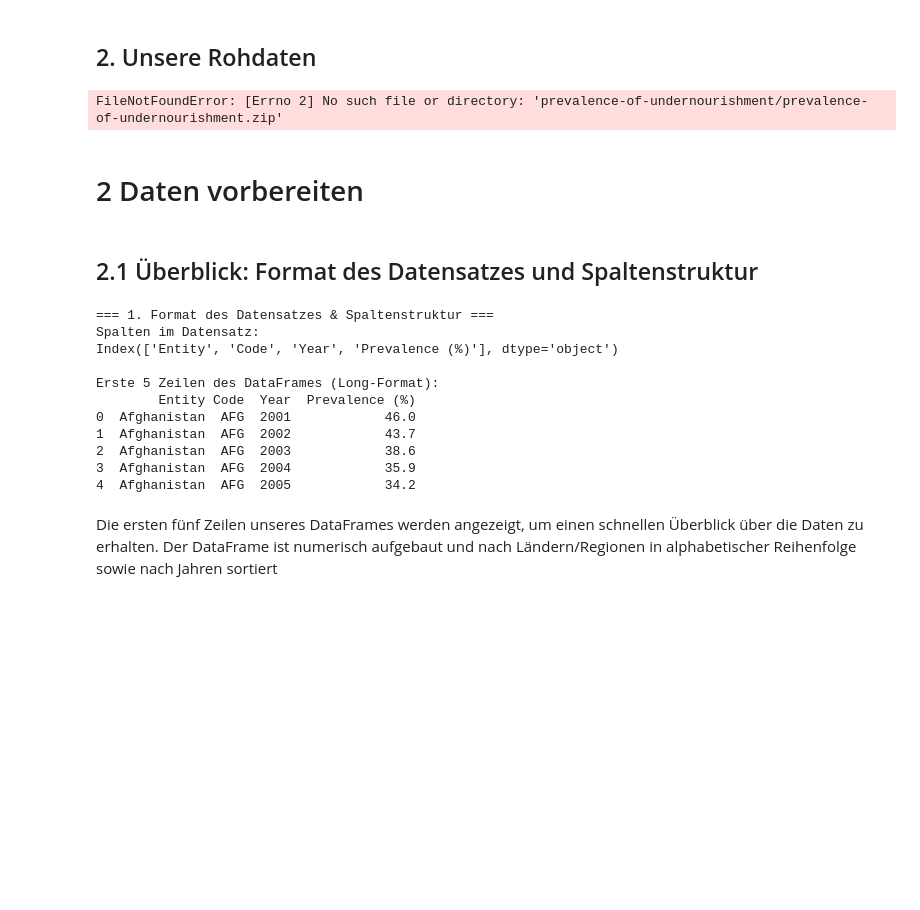
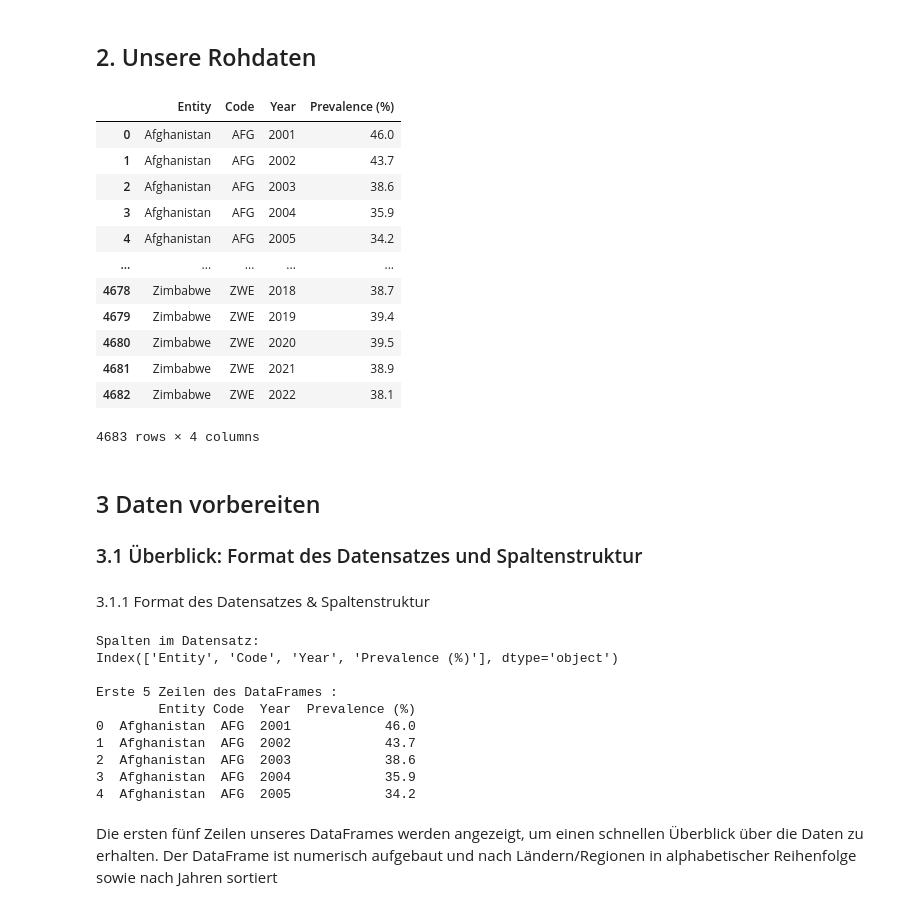
Before and after one commit to sahitero/Leisungsnachweis-2-Phyton-Sina-Eronita-Naomi, a Jupyter notebook: LN-2.ipynb, the cells around one changed output. Saved outputs shown, nothing was run; the diff lists cells and outputs as text; code cells hidden in the pictures; blank space fills up the shorter version.

```diff
--- a/LN-2.ipynb
+++ b/LN-2.ipynb
@@ -12,39 +12,49 @@
 # %%
 import pandas as pd
 import zipfile
 
-zip_path = "prevalence-of-undernourishment/prevalence-of-undernourishment.zip"
+zip_path = "prevalence-of-undernourishment.zip"
 file_name = "prevalence-of-undernourishment.csv"
 
 with zipfile.ZipFile(zip_path) as z:
     df = pd.read_csv(z.open(file_name))
 
 old_col_name = [col for col in df.columns if "Prevalence of undernourishment" in col][0]
 new_col_name = "Prevalence (%)"
 
 df = df.rename(columns={old_col_name: new_col_name})
 
 df
 # %% [output]
+|  | Entity | Code | Year | Prevalence (%) |
+| 0 | Afghanistan | AFG | 2001 | 46.0 |
+| 1 | Afghanistan | AFG | 2002 | 43.7 |
+| 2 | Afghanistan | AFG | 2003 | 38.6 |
+| 3 | Afghanistan | AFG | 2004 | 35.9 |
+| 4 | Afghanistan | AFG | 2005 | 34.2 |
+| ... | ... | ... | ... | ... |
+| 4678 | Zimbabwe | ZWE | 2018 | 38.7 |
+| 4679 | Zimbabwe | ZWE | 2019 | 39.4 |
+| 4680 | Zimbabwe | ZWE | 2020 | 39.5 |
+| 4681 | Zimbabwe | ZWE | 2021 | 38.9 |
+| 4682 | Zimbabwe | ZWE | 2022 | 38.1 |
-FileNotFoundError: [Errno 2] No such file or directory: 'prevalence-of-undernourishment/prevalence-of-undernourishment.zip'
+4683 rows × 4 columns
 # %% [markdown]
-# 2 Daten vorbereiten
+## 3 Daten vorbereiten
+### 3.1 Überblick: Format des Datensatzes und Spaltenstruktur
-# %% [markdown]
-## 2.1 Überblick: Format des Datensatzes und Spaltenstruktur
+# %% [markdown]
+3.1.1 Format des Datensatzes & Spaltenstruktur
 # %%
-# --- Überblick über Spalten und Struktur ---
-print("=== 1. Format des Datensatzes & Spaltenstruktur ===")
 print("Spalten im Datensatz:")
 print(df.columns)
 
-print("\nErste 5 Zeilen des DataFrames (Long-Format):")
+print("\nErste 5 Zeilen des DataFrames :")
 print(df.head())
 # %% [output]
-=== 1. Format des Datensatzes & Spaltenstruktur ===
 Spalten im Datensatz:
 Index(['Entity', 'Code', 'Year', 'Prevalence (%)'], dtype='object')
 
-Erste 5 Zeilen des DataFrames (Long-Format):
+Erste 5 Zeilen des DataFrames :
         Entity Code  Year  Prevalence (%)
 0  Afghanistan  AFG  2001            46.0
 1  Afghanistan  AFG  2002            43.7
```
Also changed, not shown: parts of 5 cells of this notebook.
